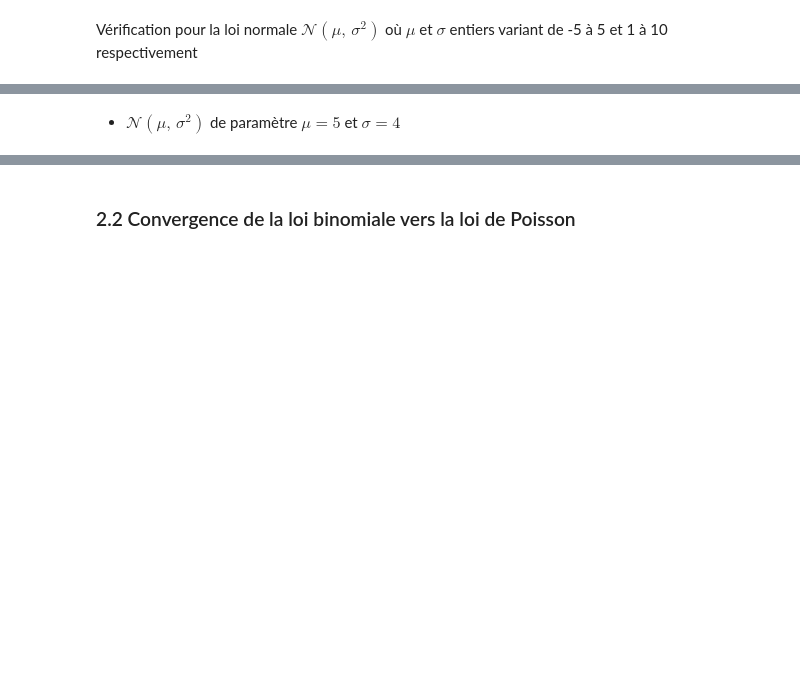
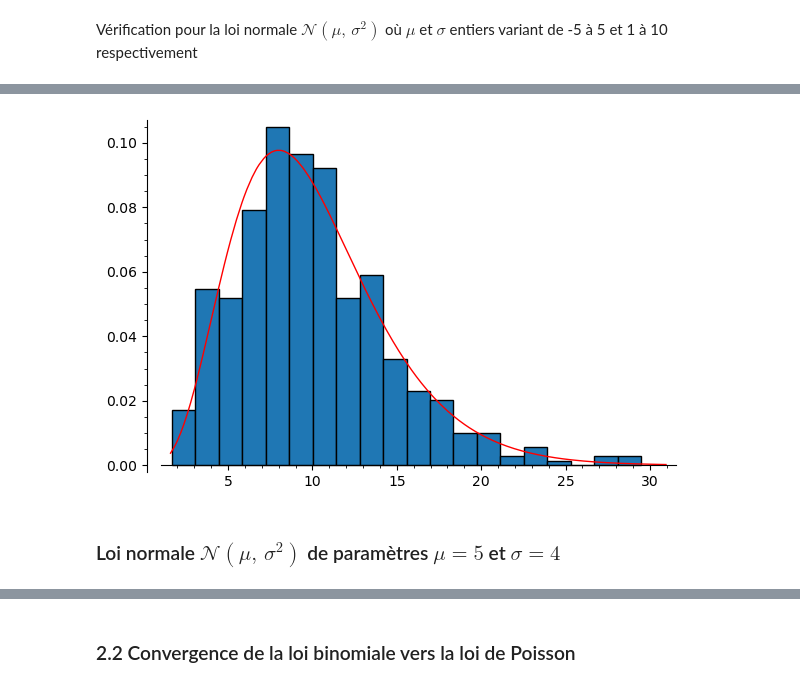
Before and after one commit to vctr-dng/mini-projet-stat, a Jupyter notebook: main.ipynb, the cells around one changed output, grey strips where cells are left out. Drawn from its saved outputs; the diff is of its cells as text; code cells hidden in the pictures; blank space fills up the shorter version.

```diff
--- a/main.ipynb
+++ b/main.ipynb
@@ -18,8 +49,4 @@ x = var('x')
 # %%
 def VAuniforme(a, b):
-    if a > b:
-        warnings.warn(f"[ERREUR] : VAUniforme, support invalide {a} > {b}")
-        return
-
     return a + random() * (b-a)
 # %%
@@ -179,15 +334,14 @@ def densite_gamma(x, k, theta): #TODO
 
     return numerateur/denominateur
 # %%
-min_fact = min(listeEchGamma)
-max_fact = max(listeEchGamma)
+min_fact =  min(listeEchGamma)*0.95 if min(listeEchGamma) > 0 else  min(listeEchGamma)*1.05
+max_fact = max(listeEchGamma)*1.05 if max(listeEchGamma) > 0 else max(listeEchGamma)*0.95
 
-min_fact *= 0.95 if min(listeEchGamma) > 0 else 1.05
-max_fact *= 1.05 if max(listeEchGamma) > 0 else 0.95
-
-histogram(listeEchGamma,bins=20,density=True)+plot(densite_gamma(x, k, theta), (x, min_fact, max_fact), color='red', linestyle='-')
+histogram(listeEchGamma, bins=20, density=True)+plot(densite_gamma(x, k, theta), (x, min_fact, max_fact), color='red', linestyle='-')
+# %% [output]
+[figure, added]
 # %% [markdown]
-- $\mathcal{N}(\mu,\,\sigma^{2})$ de paramètre $ \mu = 5 $ et $ \sigma = 4 $
+### Loi normale $\mathcal{N}(\mu,\,\sigma^{2})$ de paramètres $ \mu = 5 $ et $ \sigma = 4 $
 # %%
 mu = 5
 sigma = 4
```
Also changed, not shown: parts of 143 cells of this notebook.
